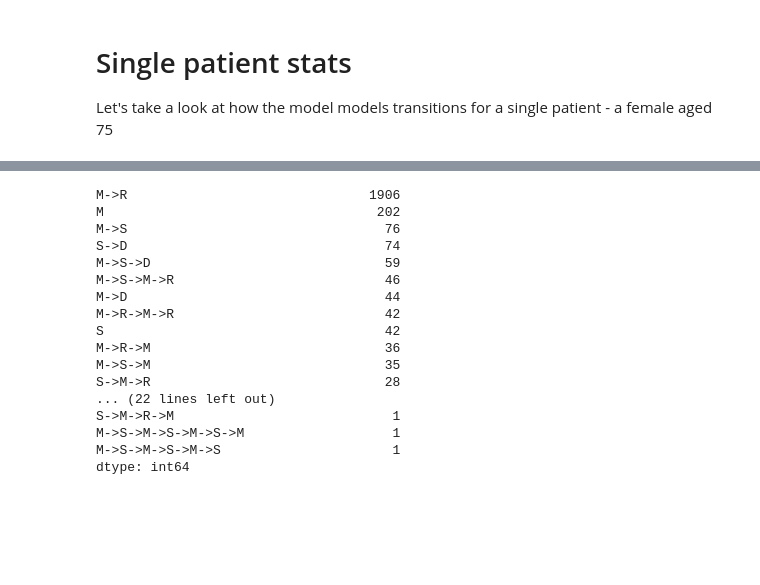
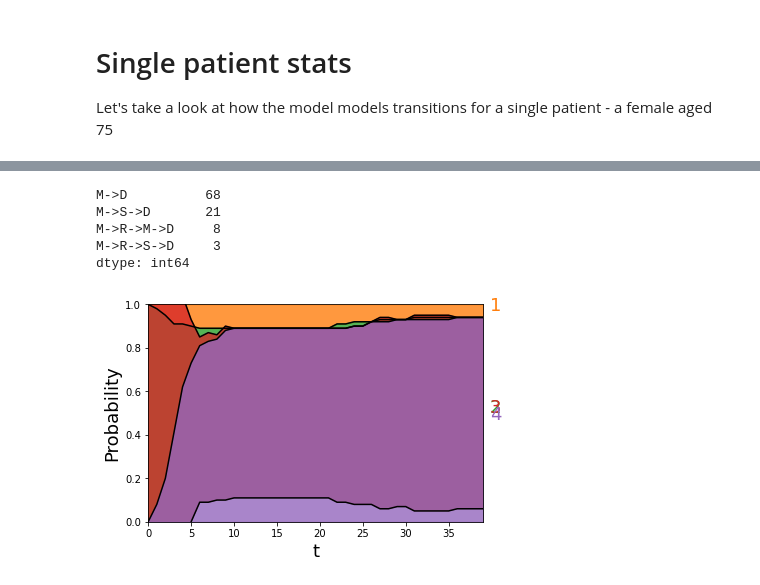
Before and after one commit to hrossman/pymsm, a Jupyter notebook: src/pymsm/examples/covid_hosp_example.ipynb, the cells around one changed output, grey strips where cells are left out. Drawn from its saved outputs; the diff is of its cells as text; code cells hidden in the pictures; blank space fills up the shorter version.

Commit message:
plots and stats for covid

```diff
--- a/src/pymsm/examples/covid_hosp_example.ipynb
+++ b/src/pymsm/examples/covid_hosp_example.ipynb
@@ -148,21 +158,15 @@ def get_path_frequencies(paths, states_labels=None):
 # %%
-path_freqs = get_path_frequencies(covid_dataset, states_labels)
-path_freqs
+path_freqs = get_path_frequencies(mc_paths, states_labels)
+path_freqs.head(10)
 # %% [output]
-M->R                               1906
-M                                   202
-M->S                                 76
-S->D                                 74
-M->S->D                              59
-M->S->M->R                           46
-M->D                                 44
-M->R->M->R                           42
-S                                    42
-M->R->M                              36
-M->S->M                              35
-S->M->R                              28
-... (22 lines left out)
-S->M->R->M                            1
-M->S->M->S->M->S->M                   1
-M->S->M->S->M->S                      1
+M->D          68
+M->S->D       21
+M->R->M->D     8
+M->R->S->D     3
 dtype: int64
+# %%
+stackplot_state_timesteps_from_paths(
+    mc_paths, max_timestep=40, order_top=[1, 2, 3], order_bottom=[4]
+)
+# %% [output]
+[figure, added]
```
Also changed, not shown: parts of 6 cells of this notebook, 4 other files.
